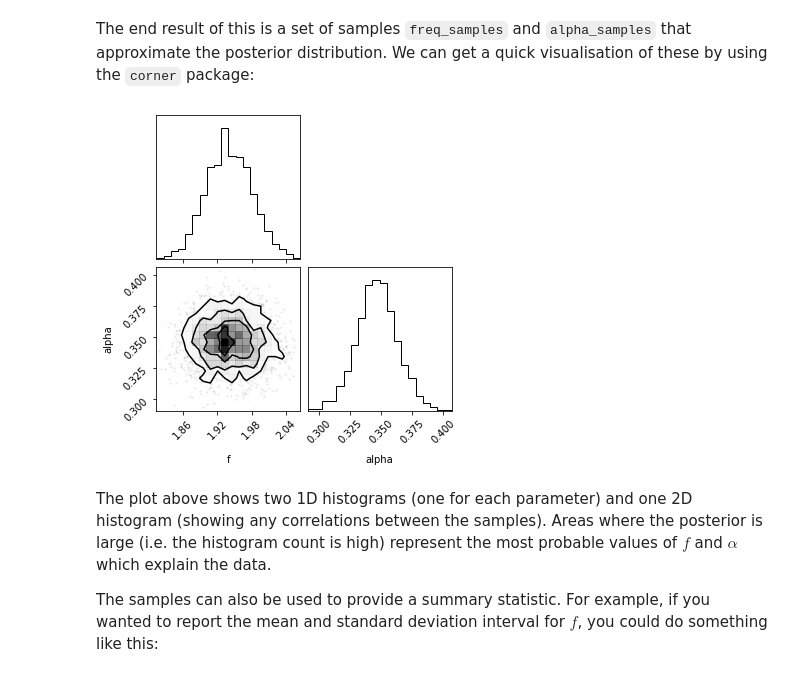
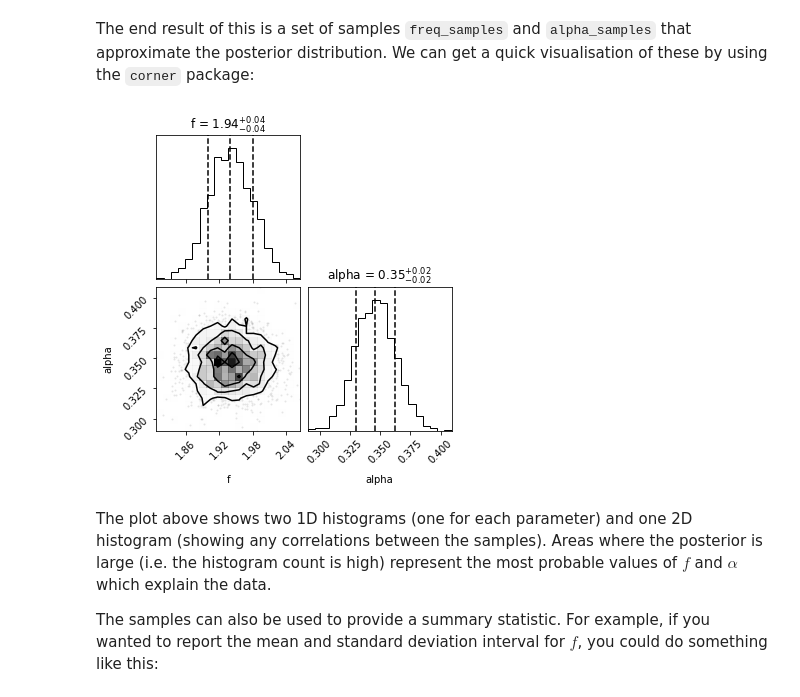
Before and after one commit to gw-odw/odw-2022, a Jupyter notebook: Tutorials/Day_3/Tuto_3.1_Introduction_to_parameter_estimation-with-answers.ipynb, the cells around one changed output. Drawn from its saved outputs; the diff is of its cells as text; code cells hidden in the pictures.

```diff
--- a/Tutorials/Day_3/Tuto_3.1_Introduction_to_parameter_estimation-with-answers.ipynb
+++ b/Tutorials/Day_3/Tuto_3.1_Introduction_to_parameter_estimation-with-answers.ipynb
@@ -119,8 +135,9 @@ We now transcribe this into `python`:
 def log_likelihood_Ms(time, yobs, freq, alpha, sigma=0.1):
     prediction = model_Ms(time, freq, alpha)
     res = yobs - prediction
-    lli = -0.5 * ((res/sigma)**2) + np.log(2 * np.pi * sigma**2)
-    return np.sum(lli, axis=0)
+    logl = -0.5 * ((res/sigma)**2) + np.log(2 * np.pi * sigma**2)
+    # Sum over all log_likelihoods (axis=0)
+    return np.sum(logl, axis=0)
 # %% [markdown]
 #### Parameter Estimation: Priors
 
@@ -170,11 +217,13 @@ alpha_gsamples = np.random.uniform(0.2, 0.6, N)
 time_array = time[:, np.newaxis]
 yobs_array = yobs[:, np.newaxis]
 
-# Calculate the log_likelihood for all samples
-log_likelihood = log_likelihood_Ms(time_array, yobs_array, freq_gsamples, alpha_gsamples)
+# Calculate the log_likelihood and log_prior for all samples
+log_likelihood_vals = log_likelihood_Ms(time_array, yobs_array, freq_gsamples, alpha_gsamples)
+log_prior_vals = log_prior_Ms(freq_gsamples, alpha_gsamples)
+log_posterior_vals = log_likelihood_vals + log_prior_vals
 
 # Calculate the weights
-weights = np.exp(log_likelihood)
+weights = np.exp(log_posterior_vals)
 
 # Normalise the weights
 weights = weights / max(weights)
@@ -188,9 +237,9 @@ The end result of this is a set of samples `freq_samples` and `alpha_samples` th
 # %%
 # Create a corner plot
 samples = np.array([freq_samples, alpha_samples]).T
-fig = corner.corner(samples, bins=20, labels=["f", "alpha"])
+fig = corner.corner(samples, bins=20, labels=["f", "alpha"], show_titles=True, quantiles=[0.16, 0.5, 0.84],)
 # %% [output]
-[figure, old version]
+[figure, new version]
 # %% [markdown]
 The plot above shows two 1D histograms (one for each parameter) and one 2D histogram (showing any correlations between the samples). Areas where the posterior is large (i.e. the histogram count is high) represent the most probable values of $f$ and $\alpha$ which explain the data.
 
```
Also changed, not shown: parts of 15 cells of this notebook, 2 other files.
